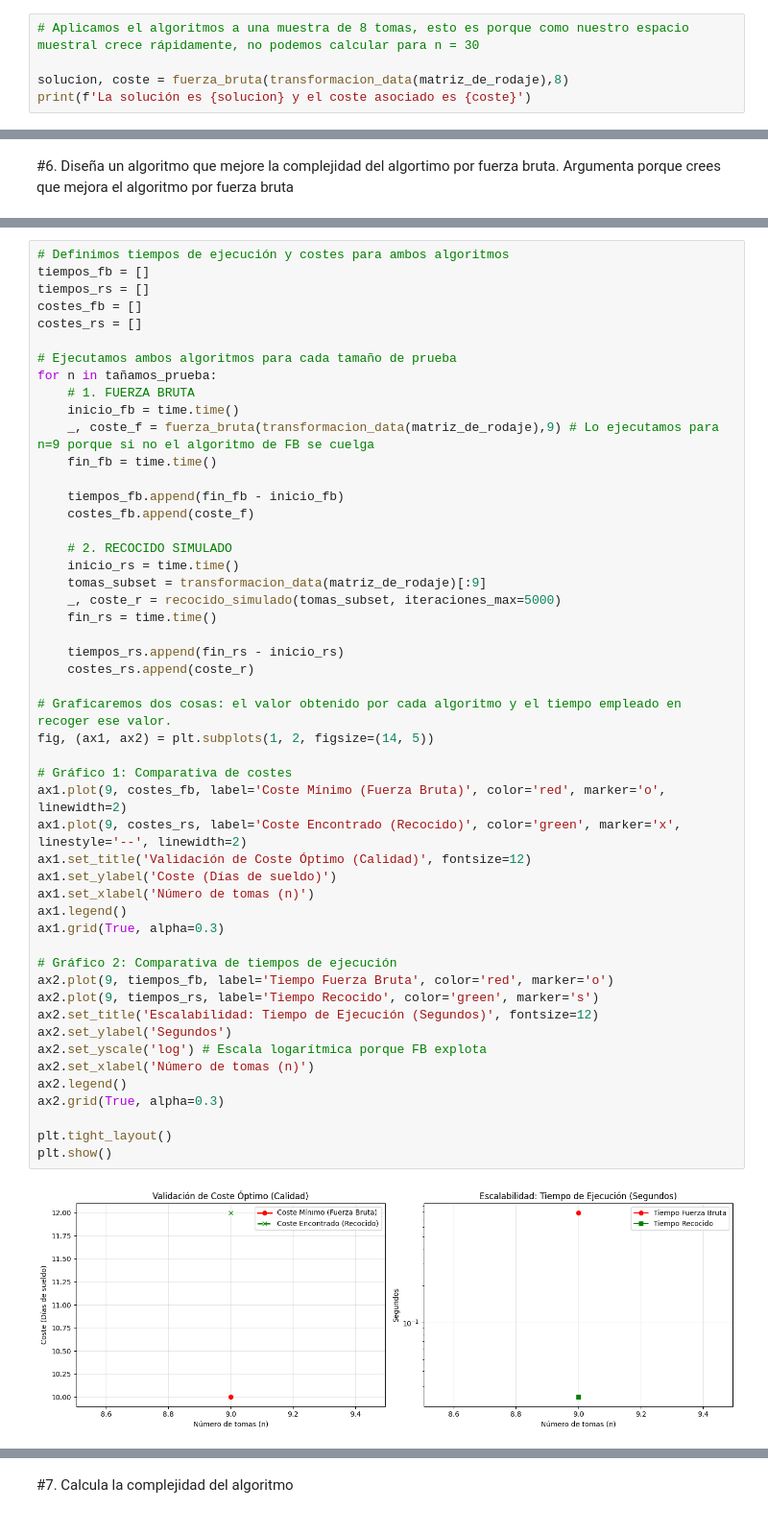
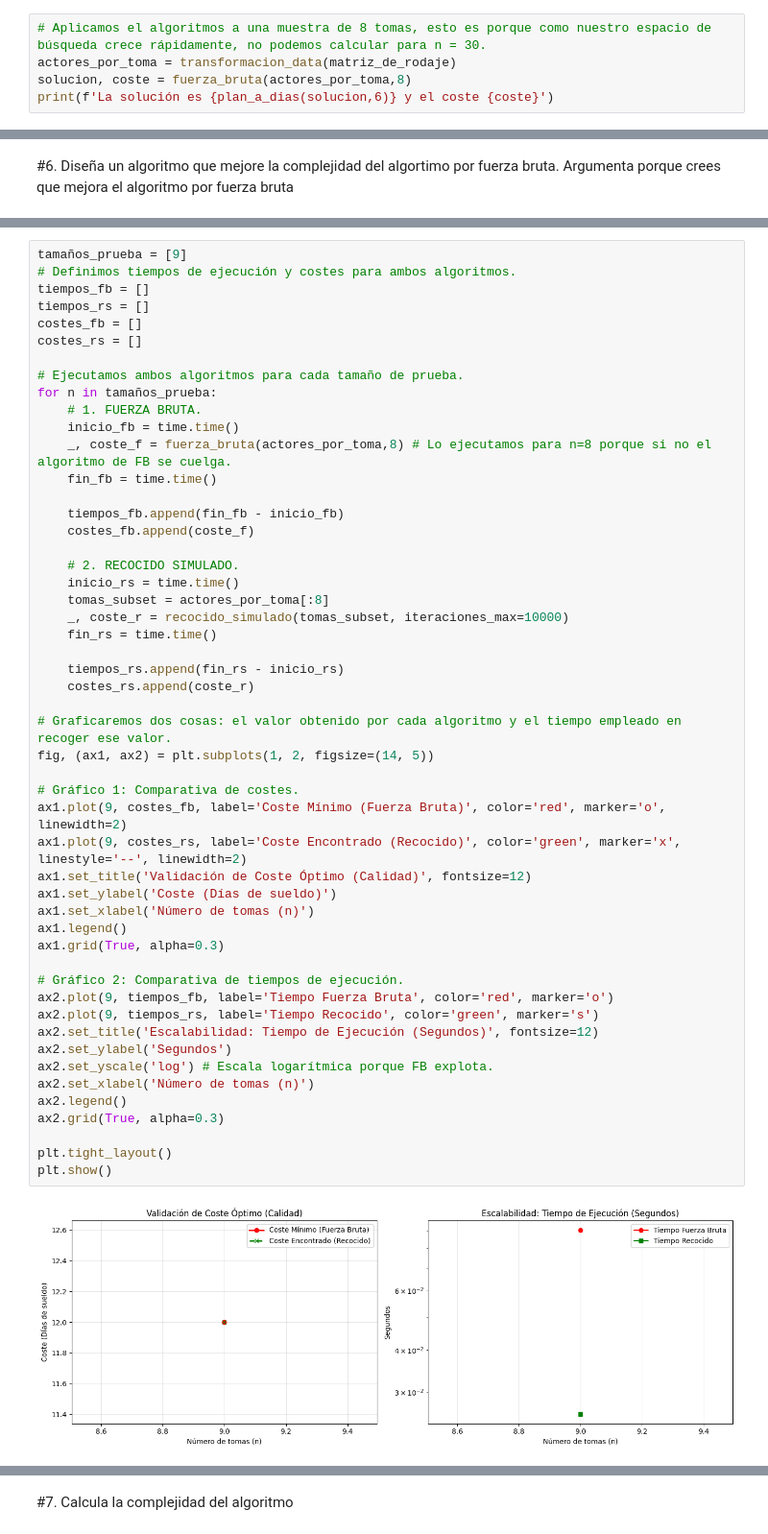
Before and after one commit to ramari96/Algoritmos_de_optimizacion_2026, a Jupyter notebook: Seminario/Seminario_Algoritmos.ipynb, the cells around one changed output, grey strips where cells are left out. Shown at 96% size. Drawn from its saved outputs; the diff is of its cells as text.

```diff
--- a/Seminario/Seminario_Algoritmos.ipynb
+++ b/Seminario/Seminario_Algoritmos.ipynb
@@ -216,6 +252,6 @@ def fuerza_bruta(actores_por_toma, num_tomas):
 # %%
-# Aplicamos el algoritmos a una muestra de 8 tomas, esto es porque como nuestro espacio muestral crece rápidamente, no podemos calcular para n = 30
-
-solucion, coste = fuerza_bruta(transformacion_data(matriz_de_rodaje),8)
-print(f'La solución es {solucion} y el coste asociado es {coste}')
+# Aplicamos el algoritmos a una muestra de 8 tomas, esto es porque como nuestro espacio de búsqueda crece rápidamente, no podemos calcular para n = 30.
+actores_por_toma = transformacion_data(matriz_de_rodaje)
+solucion, coste = fuerza_bruta(actores_por_toma,8)
+print(f'La solución es {plan_a_dias(solucion,6)} y el coste {coste}')
 # %% [output]
@@ -320,55 +358,56 @@ Mejor Planificación: {'dia_1': [21, 1, 2, 7, 23, 14], 'dia_2': [17, 8, 28, 9, 2
 # %%
-# Definimos tiempos de ejecución y costes para ambos algoritmos
+tamaños_prueba = [9]
+# Definimos tiempos de ejecución y costes para ambos algoritmos.
 tiempos_fb = []
 tiempos_rs = []
 costes_fb = []
 costes_rs = []
 
-# Ejecutamos ambos algoritmos para cada tamaño de prueba
-for n in tañamos_prueba:
-    # 1. FUERZA BRUTA
+# Ejecutamos ambos algoritmos para cada tamaño de prueba.
+for n in tamaños_prueba:
+    # 1. FUERZA BRUTA.
     inicio_fb = time.time()
-    _, coste_f = fuerza_bruta(transformacion_data(matriz_de_rodaje),9) # Lo ejecutamos para n=9 porque si no el algoritmo de FB se cuelga
+    _, coste_f = fuerza_bruta(actores_por_toma,8) # Lo ejecutamos para n=8 porque si no el algoritmo de FB se cuelga.
     fin_fb = time.time()
 
     tiempos_fb.append(fin_fb - inicio_fb)
     costes_fb.append(coste_f)
 
-    # 2. RECOCIDO SIMULADO
+    # 2. RECOCIDO SIMULADO.
     inicio_rs = time.time()
-    tomas_subset = transformacion_data(matriz_de_rodaje)[:9]
-    _, coste_r = recocido_simulado(tomas_subset, iteraciones_max=5000)
+    tomas_subset = actores_por_toma[:8]
+    _, coste_r = recocido_simulado(tomas_subset, iteraciones_max=10000)
     fin_rs = time.time()
 
     tiempos_rs.append(fin_rs - inicio_rs)
     costes_rs.append(coste_r)
 
 # Graficaremos dos cosas: el valor obtenido por cada algoritmo y el tiempo empleado en recoger ese valor.
 fig, (ax1, ax2) = plt.subplots(1, 2, figsize=(14, 5))
 
-# Gráfico 1: Comparativa de costes
+# Gráfico 1: Comparativa de costes.
 ax1.plot(9, costes_fb, label='Coste Mínimo (Fuerza Bruta)', color='red', marker='o', linewidth=2)
 ax1.plot(9, costes_rs, label='Coste Encontrado (Recocido)', color='green', marker='x', linestyle='--', linewidth=2)
 ax1.set_title('Validación de Coste Óptimo (Calidad)', fontsize=12)
 ax1.set_ylabel('Coste (Días de sueldo)')
 ax1.set_xlabel('Número de tomas (n)')
 ax1.legend()
 ax1.grid(True, alpha=0.3)
 
-# Gráfico 2: Comparativa de tiempos de ejecución
+# Gráfico 2: Comparativa de tiempos de ejecución.
 ax2.plot(9, tiempos_fb, label='Tiempo Fuerza Bruta', color='red', marker='o')
 ax2.plot(9, tiempos_rs, label='Tiempo Recocido', color='green', marker='s')
 ax2.set_title('Escalabilidad: Tiempo de Ejecución (Segundos)', fontsize=12)
 ax2.set_ylabel('Segundos')
-ax2.set_yscale('log') # Escala logarítmica porque FB explota
+ax2.set_yscale('log') # Escala logarítmica porque FB explota.
 ax2.set_xlabel('Número de tomas (n)')
 ax2.legend()
 ax2.grid(True, alpha=0.3)
 
 plt.tight_layout()
 plt.show()
 # %% [output]
-[figure, old version]
+[figure, new version]
 # %% [markdown]
 En los gráficos superiores se presenta la validación empírica de ambos algoritmos para instancias de tamaño reducido ($n≤9$).
 
```
Also changed, not shown: parts of 24 cells of this notebook.
